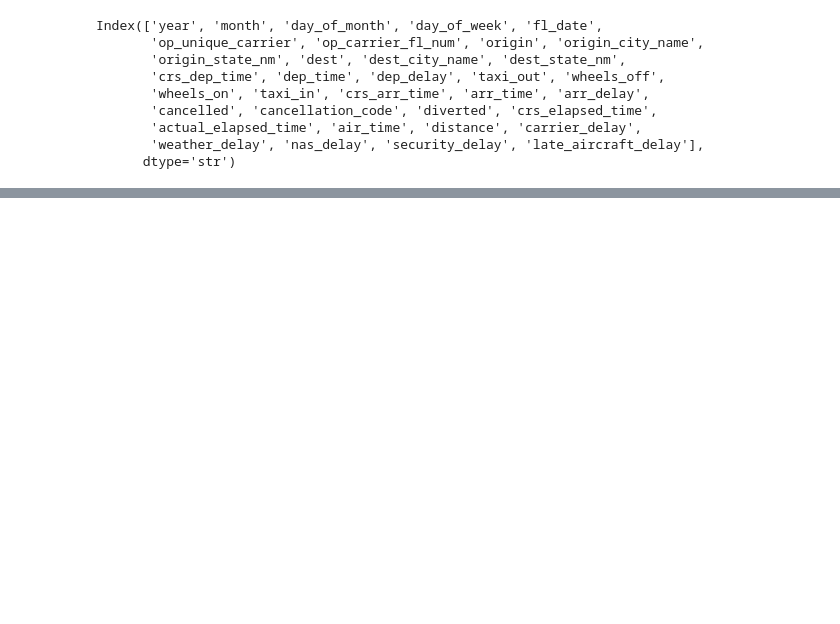
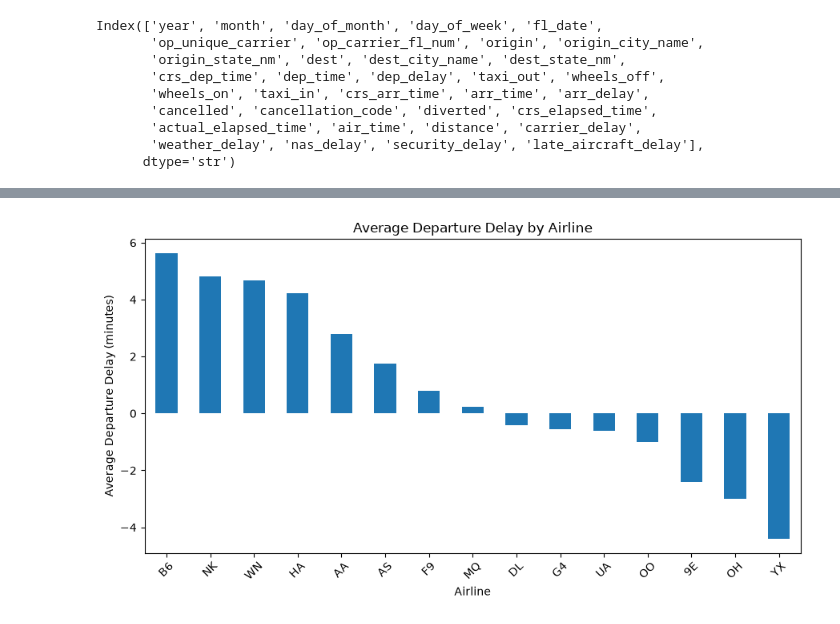
Before and after one commit to catchzaara-08/24ADI204_DSV_Team14, a Jupyter notebook: Week_1/EDA/eda.ipynb, the cells around one changed output, grey strips where cells are left out. Cells and saved outputs as stored; diff of their text form; code cells hidden in the pictures; blank space fills up the shorter version.

```diff
--- a/Week_1/EDA/eda.ipynb
+++ b/Week_1/EDA/eda.ipynb
@@ -206,0 +205,13 @@ Name: count, dtype: int64
+# %%
+avg_delay = df.groupby('op_unique_carrier')['dep_delay'].mean().sort_values(ascending=False)
+
+plt.figure(figsize=(9,5))
+avg_delay.plot(kind='bar')
+plt.xlabel('Airline')
+plt.ylabel('Average Departure Delay (minutes)')
+plt.title('Average Departure Delay by Airline')
+plt.xticks(rotation=45)
+plt.tight_layout()
+plt.show()
+# %% [output]
+[figure, added]
```
Also changed, not shown: parts of 42 cells of this notebook.
